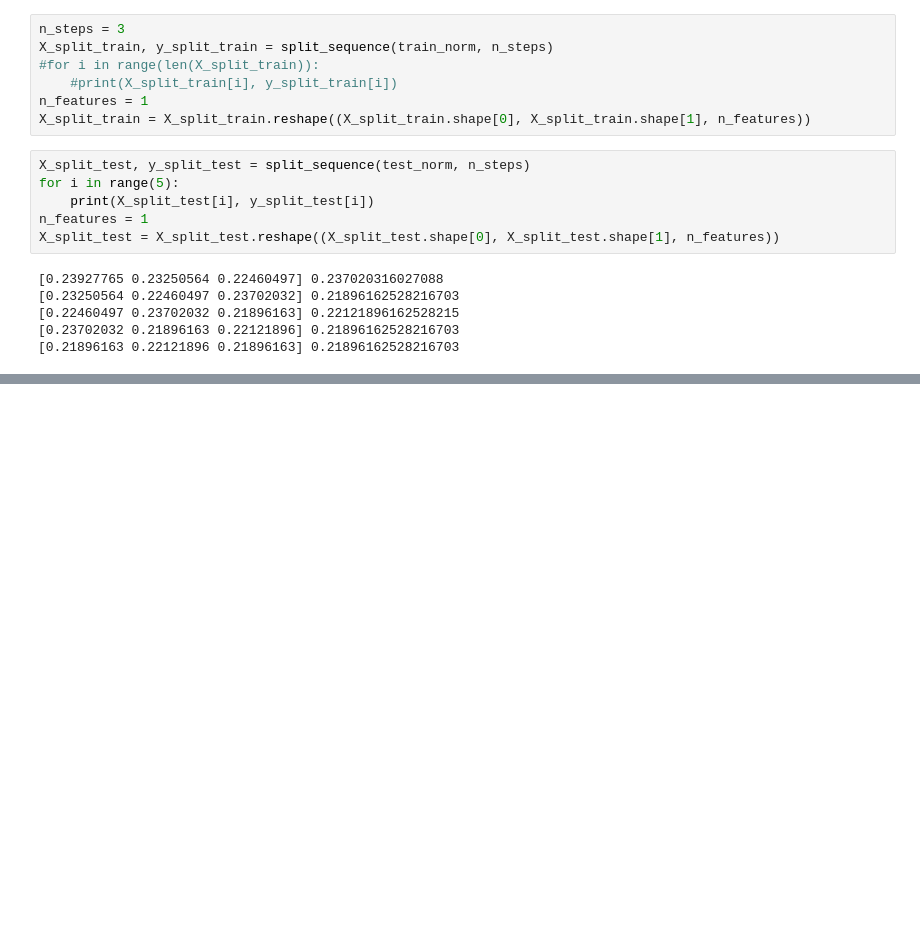
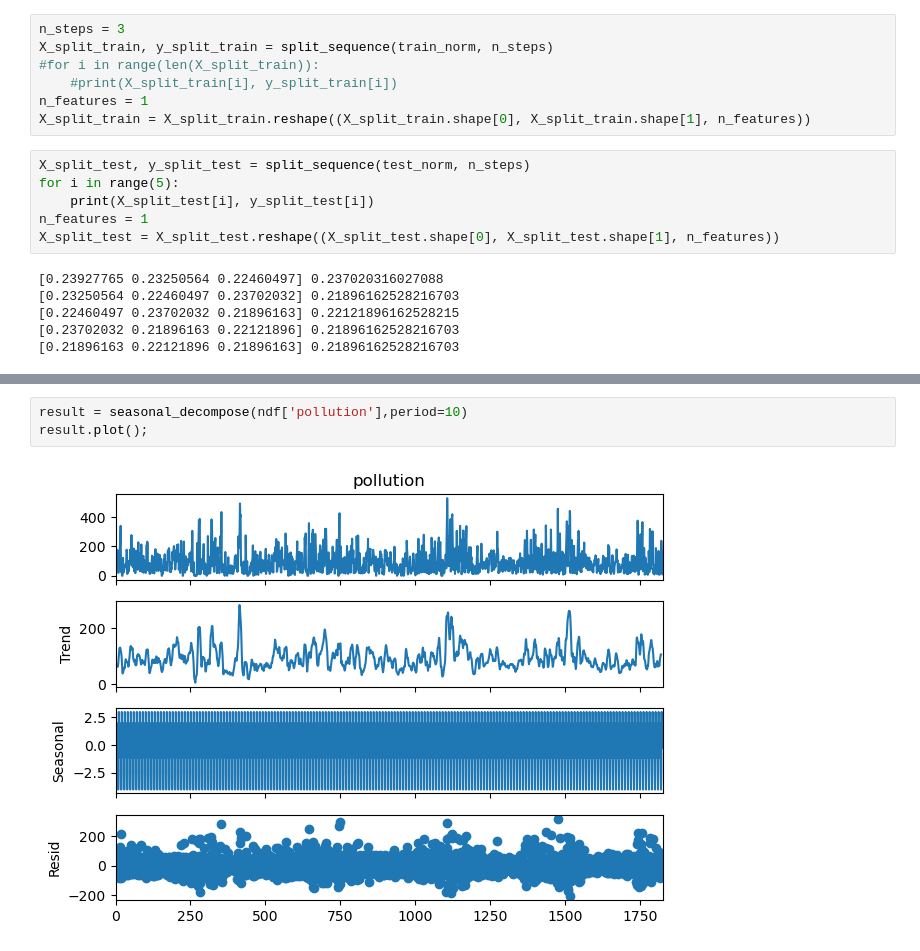
Before and after one commit to mohdzain98/Air_Pollution_Prediction, a Jupyter notebook: airpollution.ipynb, the cells around one changed output, grey strips where cells are left out. Drawn from its saved outputs; the diff is of its cells as text; blank space fills up the shorter version.

```diff
--- a/airpollution.ipynb
+++ b/airpollution.ipynb
@@ -242,0 +361,5 @@ plt.plot(y_split_test)
+# %%
+result = seasonal_decompose(ndf['pollution'],period=10)
+result.plot();
+# %% [output]
+[figure, added]
```
Also changed, not shown: parts of 33 cells of this notebook.
